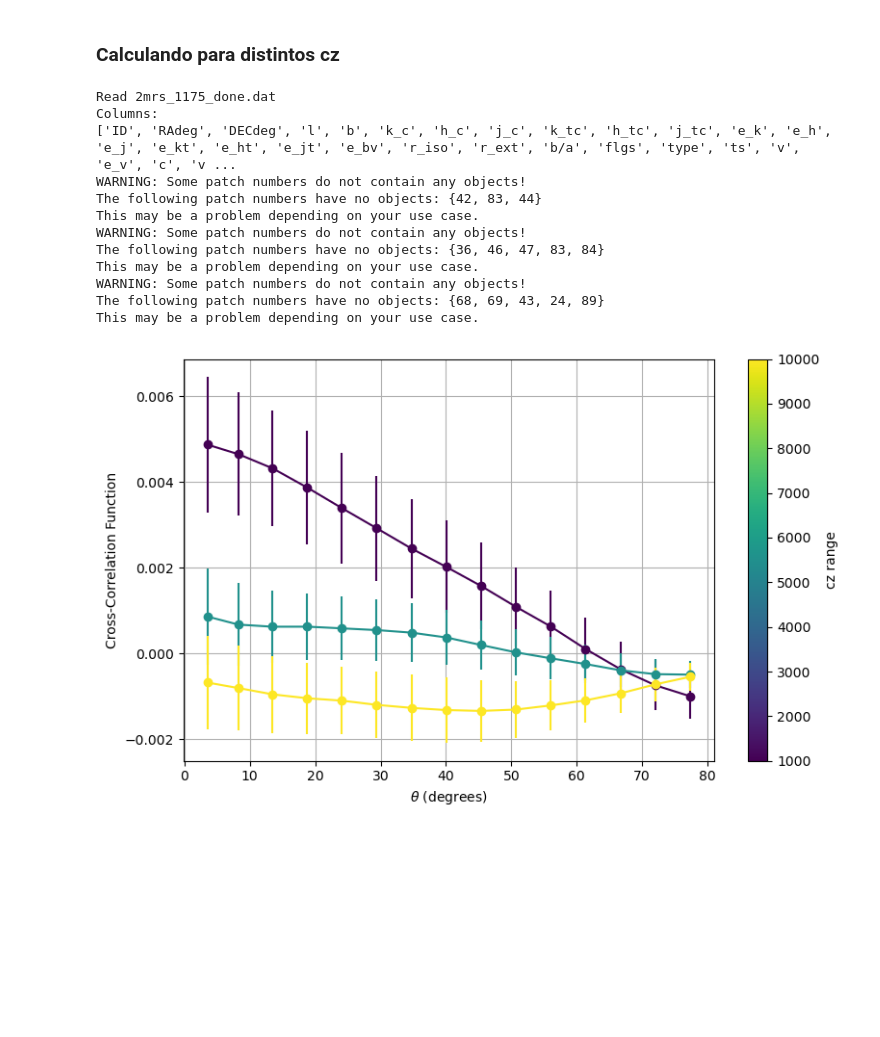
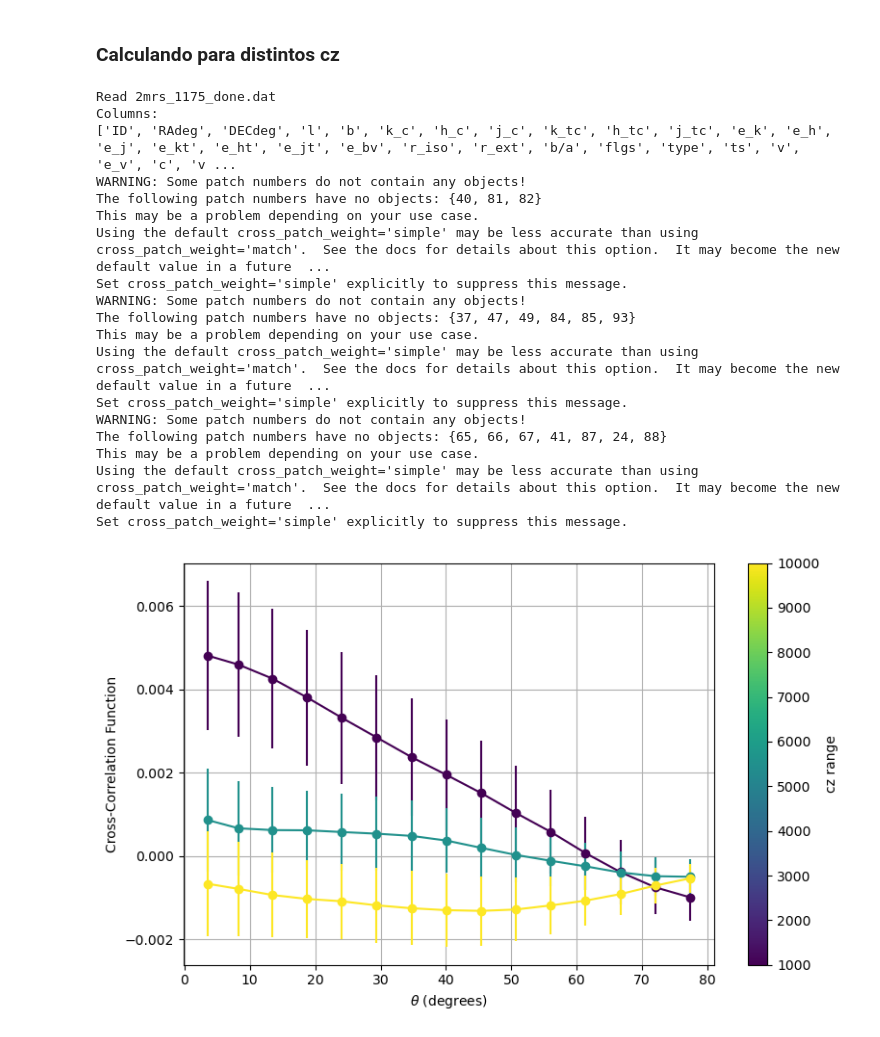
Before and after one commit to FedeDavilaKurban/Auger, a Jupyter notebook: GalFlux_correlation.ipynb, the cells around one changed output. Drawn from its saved outputs; the diff is of its cells as text; code cells hidden in the pictures; blank space fills up the shorter version.

```diff
--- a/GalFlux_correlation.ipynb
+++ b/GalFlux_correlation.ipynb
@@ -343,9 +343,9 @@ config = {
     "bin_type": 'Linear',
     "brute": False,
     "metric": 'Arc',
-    "var_method": 'bootstrap',
-    "num_bootstrap": 500,
-    "cross_patch_weight": 'geom'
+    "var_method": 'jackknife',
+    "num_bootstrap": 500
+    #"cross_patch_weight": 'geom'
 }
 
 """
@@ -406,34 +406,40 @@ for i, (cz_min, cz_max) in enumerate(cz_slices):
     rk.process(rand_cat, fcat)
     xi, varxi = nk.calculateXi(rk=rk)
 
     # Plot with color gradient
     plt.errorbar(nk.meanr, xi, yerr=varxi**.5, fmt='o-', color=colors[i],
                  label=f'{cz_min} < cz <= {cz_max}')
 
 # Add colorbar using a dummy ScalarMappable
 norm = plt.Normalize(vmin=cz_slices[0][0], vmax=cz_slices[-1][1])
 sm = plt.cm.ScalarMappable(cmap='viridis', norm=norm)
 sm.set_array([])  # dummy array
 cbar = fig.colorbar(sm, ax=ax)
 cbar.set_label('cz range')
 
 # Finalize plot
 ax.set_xlabel(r'$\theta$ (degrees)')
 ax.set_ylabel('Cross-Correlation Function')
 ax.grid()
 plt.tight_layout()
 plt.show()
 # %% [output]
 Read 2mrs_1175_done.dat
 Columns:
 ['ID', 'RAdeg', 'DECdeg', 'l', 'b', 'k_c', 'h_c', 'j_c', 'k_tc', 'h_tc', 'j_tc', 'e_k', 'e_h', 'e_j', 'e_kt', 'e_ht', 'e_jt', 'e_bv', 'r_iso', 'r_ext', 'b/a', 'flgs', 'type', 'ts', 'v', 'e_v', 'c', 'v ...
 WARNING: Some patch numbers do not contain any objects!
-The following patch numbers have no objects: {42, 83, 44}
+The following patch numbers have no objects: {40, 81, 82}
 This may be a problem depending on your use case.
+Using the default cross_patch_weight='simple' may be less accurate than using cross_patch_weight='match'.  See the docs for details about this option.  It may become the new default value in a future  ...
+Set cross_patch_weight='simple' explicitly to suppress this message.
 WARNING: Some patch numbers do not contain any objects!
-The following patch numbers have no objects: {36, 46, 47, 83, 84}
+The following patch numbers have no objects: {37, 47, 49, 84, 85, 93}
 This may be a problem depending on your use case.
+Using the default cross_patch_weight='simple' may be less accurate than using cross_patch_weight='match'.  See the docs for details about this option.  It may become the new default value in a future  ...
+Set cross_patch_weight='simple' explicitly to suppress this message.
 WARNING: Some patch numbers do not contain any objects!
-The following patch numbers have no objects: {68, 69, 43, 24, 89}
+The following patch numbers have no objects: {65, 66, 67, 41, 87, 24, 88}
 This may be a problem depending on your use case.
+Using the default cross_patch_weight='simple' may be less accurate than using cross_patch_weight='match'.  See the docs for details about this option.  It may become the new default value in a future  ...
+Set cross_patch_weight='simple' explicitly to suppress this message.
-[figure, old version]
+[figure, new version]
```
